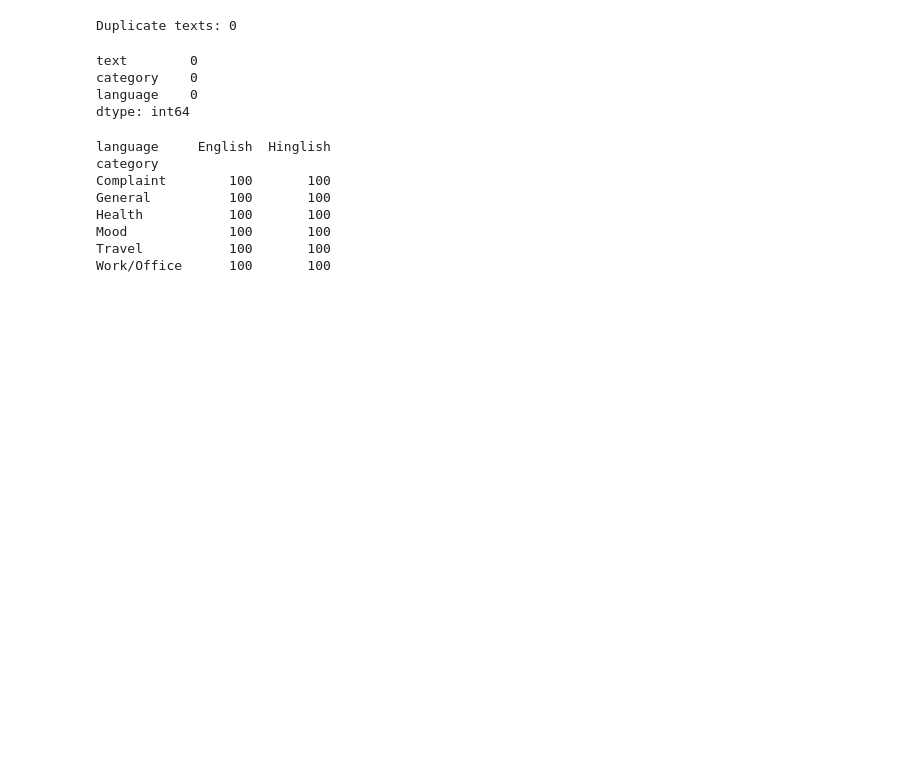
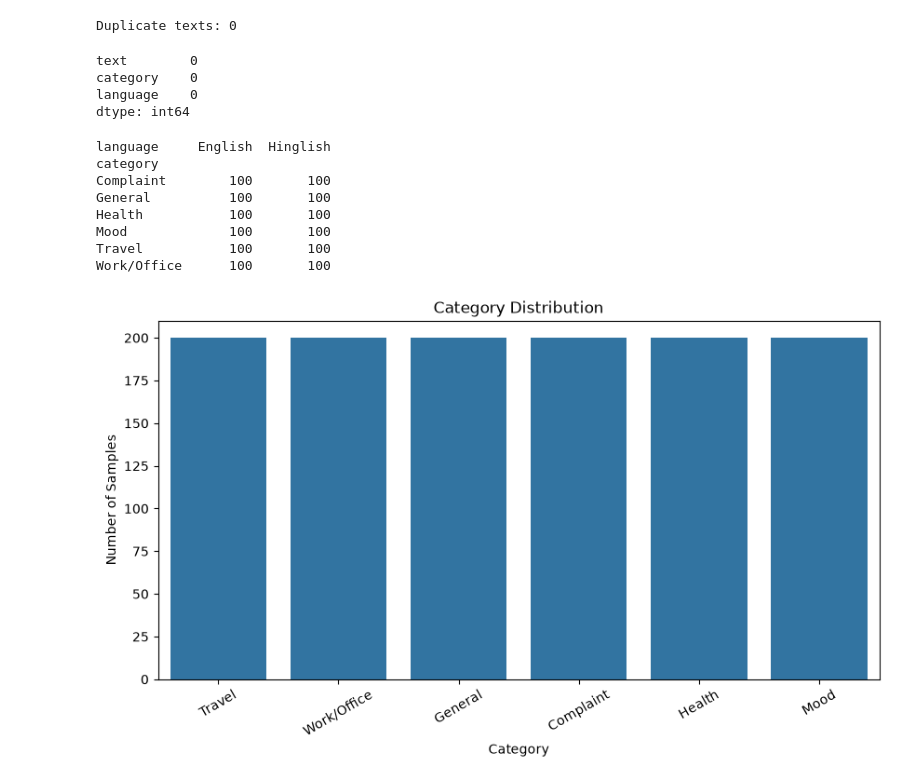
Before and after one commit to Shibansiddiqui/ml-flask-assignment, a Jupyter notebook: notebooks/Untitled.ipynb, the cells around one changed output. Drawn from its saved outputs; the diff is of its cells as text; code cells hidden in the pictures; blank space fills up the shorter version.

```diff
--- a/notebooks/Untitled.ipynb
+++ b/notebooks/Untitled.ipynb
@@ -3,6 +4,6 @@ import pandas as pd
 # %%
 
-df = pd.read_csv("dataset.csv")
+df = pd.read_csv("../data/dataset.csv")
 
 print(df.head())
 # %% [output]
@@ -63,0 +70,17 @@ Work/Office      100       100
+# %%
+plt.figure(figsize=(10, 5))
+
+sns.countplot(
+    data=df,
+    x="category",
+    order=df["category"].value_counts().index
+)
+
+plt.title("Category Distribution")
+plt.xlabel("Category")
+plt.ylabel("Number of Samples")
+plt.xticks(rotation=30)
+
+plt.show()
+# %% [output]
+[figure, added]
```
Also changed, not shown: parts of 61 cells of this notebook, 10 other files.
